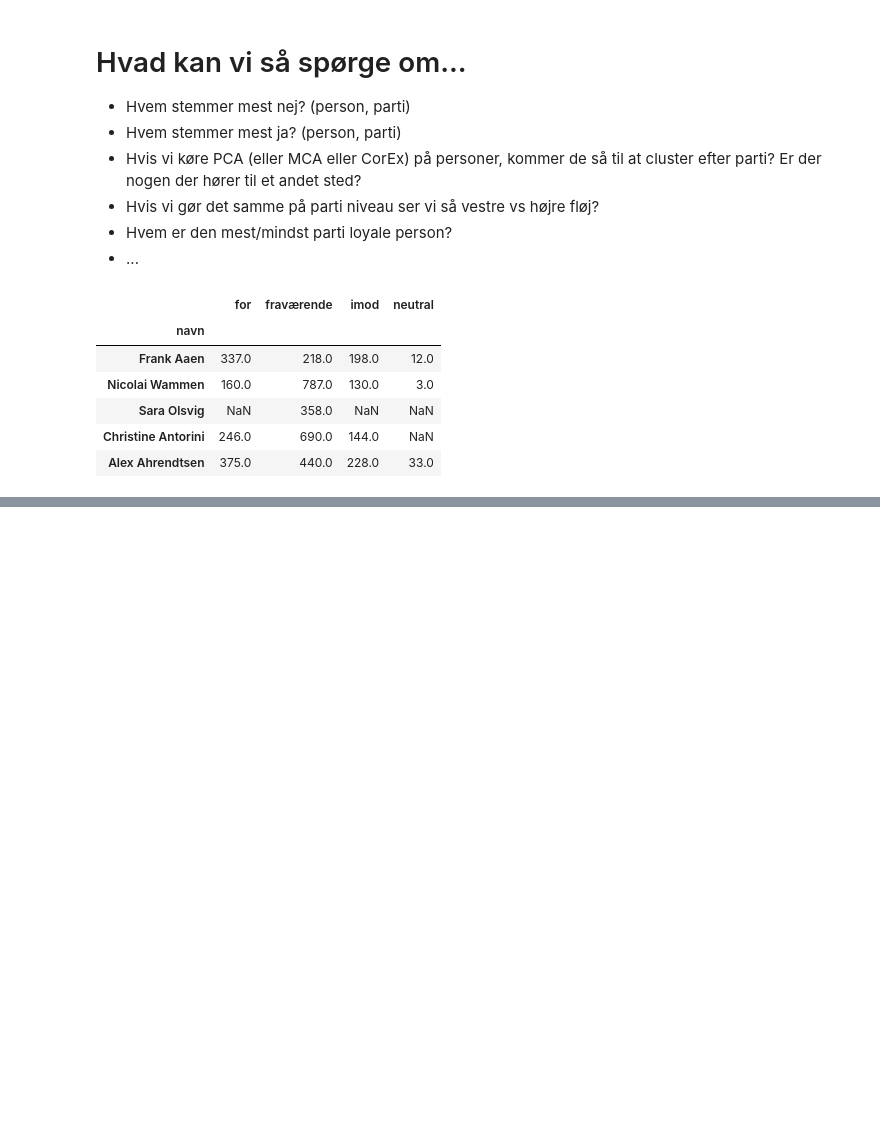
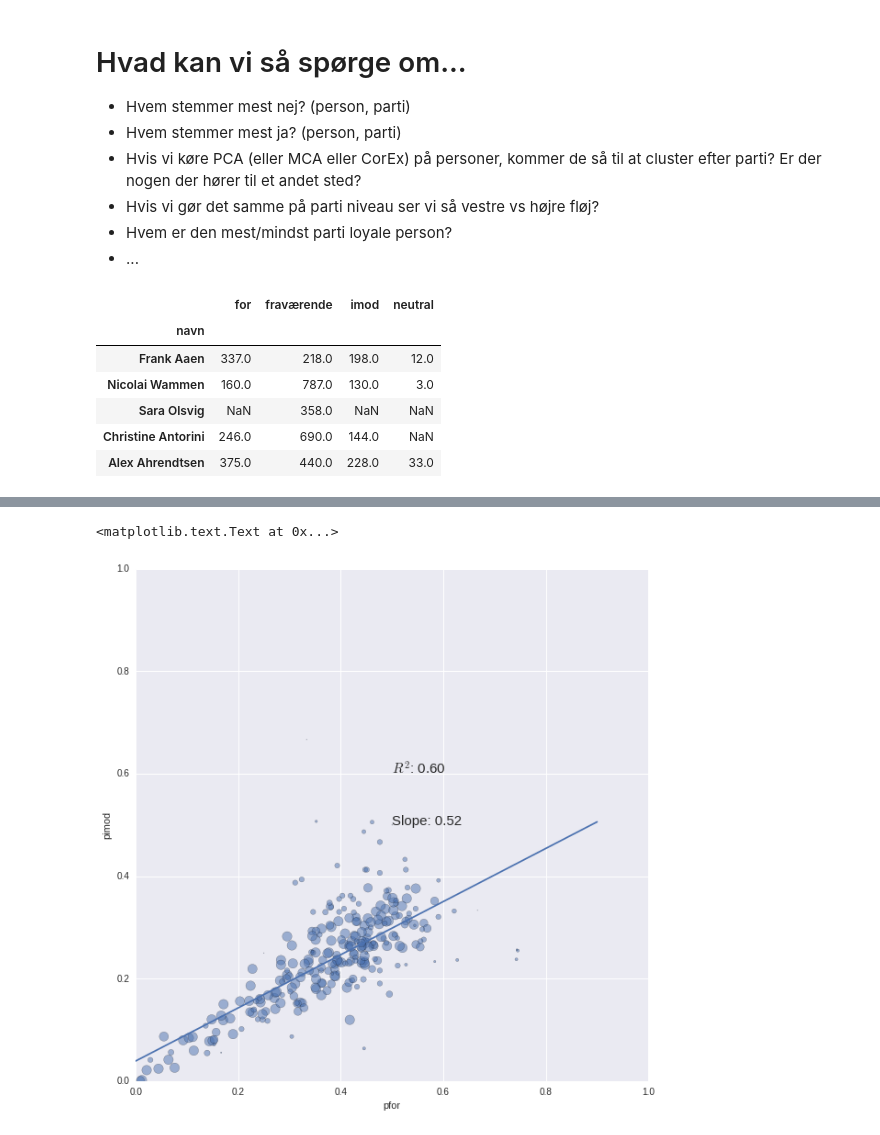
Before and after one commit to cfblaeb/politik, a Jupyter notebook: analyse.ipynb, the cells around one changed output, grey strips where cells are left out. Saved outputs shown, nothing was run; the diff lists cells and outputs as text; code cells hidden in the pictures; blank space fills up the shorter version.

```diff
--- a/analyse.ipynb
+++ b/analyse.ipynb
@@ -76,0 +130,9 @@ stemt_data.plot(kind='box')
+# %%
+ax = stemt_data.plot(kind='scatter', x='pfor', y='pimod', figsize=(10,10), xlim=(0,1), ylim=(0,1), s=stemt_data['sum']/10, alpha=0.5)
+slope, intercept, r_value, p_value, std_err = linregress(stemt_data.dropna()['pfor'], stemt_data.dropna()['pimod'])
+ax.plot(np.arange(0,1,0.1), [slope*x+intercept for x in np.arange(0,1,0.1)])
+ax.text(0.5, 0.5, r'Slope: {:.2f}'.format(slope), fontsize=15)
+ax.text(0.5, 0.6, r'$R^2$: {:.2f}'.format(r_value**2), fontsize=15)
+# %% [output]
+<matplotlib.text.Text at 0x...>
+[figure, added]
```
Also changed, not shown: parts of 11 cells of this notebook.
